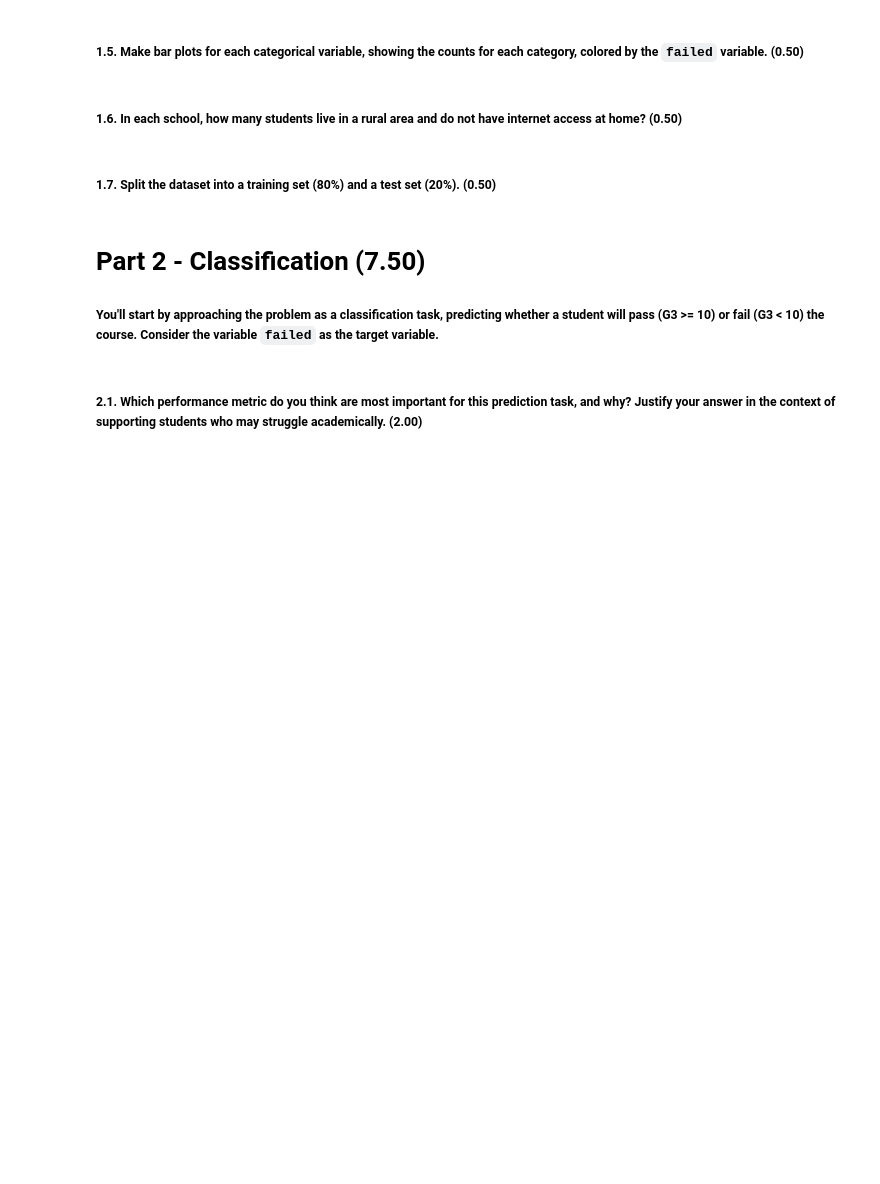
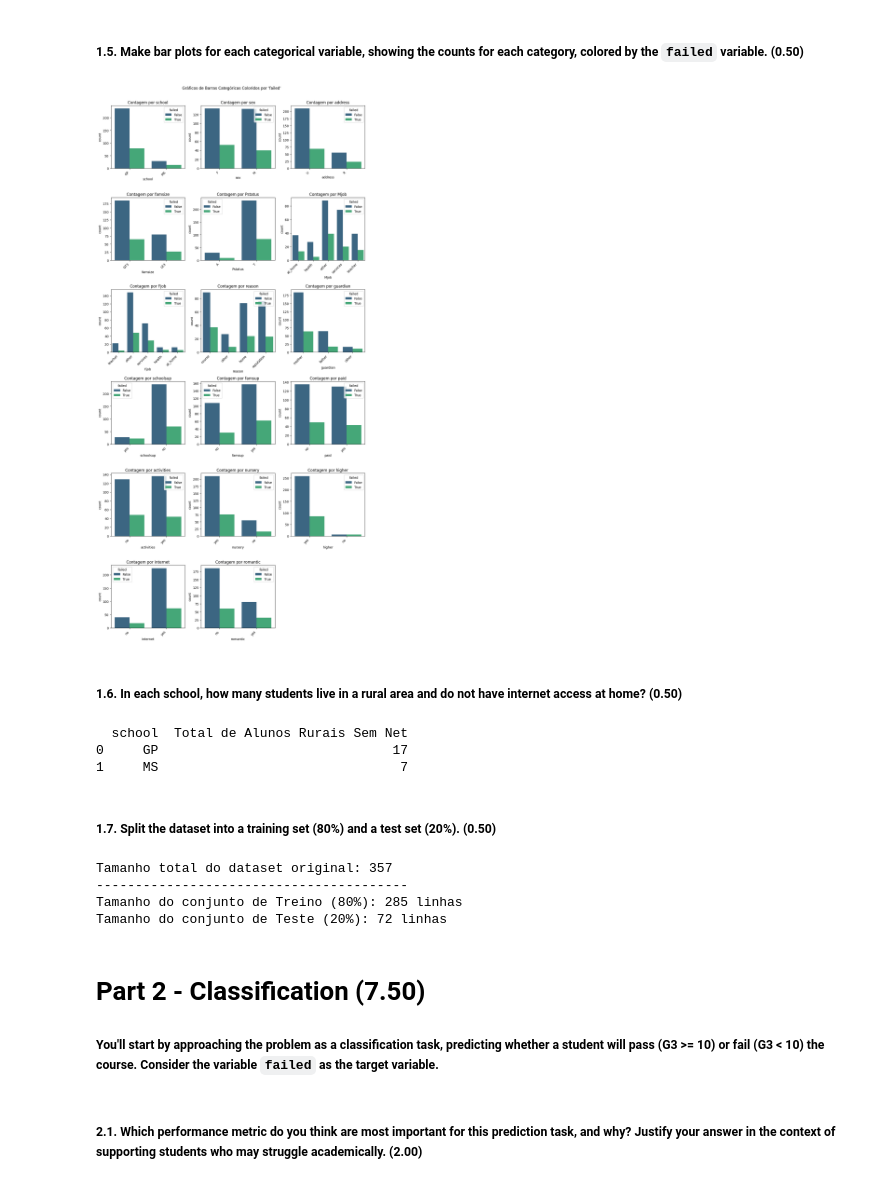
Before and after one commit to margaridanferreira/LAB, a Jupyter notebook: Assignment1/Assignment 1 25-26.ipynb, the cells around one changed output. Saved outputs shown, nothing was run; the diff lists cells and outputs as text; code cells hidden in the pictures; blank space fills up the shorter version.

```diff
--- a/Assignment1/Assignment 1 25-26.ipynb
+++ b/Assignment1/Assignment 1 25-26.ipynb
@@ -32,9 +94,63 @@ A detailed description of all variables (family context, behavioral, school perf
 # %% [markdown]
 ##### **1.5.** Make bar plots for each categorical variable, showing the counts for each category, colored by the `failed` variable. **(0.50)**
+# %%
+categorical_cols = df.select_dtypes(include=['object', 'category']).columns.tolist()
+if 'failed' in categorical_cols:
+    categorical_cols.remove('failed')
+if 'failed' in df.columns and df['failed'].dtype != 'category':
+    df['failed'] = df['failed'].astype('category')
+n_cols = 3 # Número de gráficos por linha
+n_rows = (len(categorical_cols) + n_cols - 1) // n_cols # Calcula o número de linhas necessárias
+
+plt.figure(figsize=(4 * n_cols, 4 * n_rows))
+plt.subplots_adjust(hspace=0.5)
+
+for i, col in enumerate(categorical_cols):
+    plt.subplot(n_rows, n_cols, i + 1)
+
+    sns.countplot(data=df, x=col, hue='failed', palette='viridis')
+
+    plt.title(f'Contagem por {col}')
+    plt.xticks(rotation=45, ha='right') # Rotação para rótulos longos
+    plt.tight_layout()
+
+plt.suptitle("Gráficos de Barras Categóricas Coloridos por 'failed'", y=1.02)
+plt.show()
+# %% [output]
+[figure, added]
 # %% [markdown]
 ##### **1.6.** In each school, how many students live in a rural area and do not have internet access at home? **(0.50)**
+# %%
+alunos_rurais_sem_net = df[
+    (df['address'] == 'R') &
+    (df['internet'] == 'no')
+]
+
+contagem_por_escola = alunos_rurais_sem_net.groupby('school').size().reset_index(name='Total de Alunos Rurais Sem Net')
+print(contagem_por_escola)
+# %% [output]
+  school  Total de Alunos Rurais Sem Net
+0     GP                              17
+1     MS                               7
 # %% [markdown]
 ##### **1.7.** Split the dataset into a training set (80%) and a test set (20%). **(0.50)**
+# %%
+from sklearn.model_selection import train_test_split
+
+X = df.drop('G3', axis=1)
+y = df['G3']
+
+X_train, X_test, y_train, y_test = train_test_split(X, y,test_size=0.20,  random_state=42)
+
+print(f"Tamanho total do dataset original: {len(df)}")
+print("-" * 40)
+print(f"Tamanho do conjunto de Treino (80%): {len(X_train)} linhas")
+print(f"Tamanho do conjunto de Teste (20%): {len(X_test)} linhas")
+# %% [output]
+Tamanho total do dataset original: 357
+----------------------------------------
+Tamanho do conjunto de Treino (80%): 285 linhas
+Tamanho do conjunto de Teste (20%): 72 linhas
 # %% [markdown]
 # Part 2 - Classification **(7.50)**
 
```
Also changed, not shown: parts of 6 cells of this notebook.
